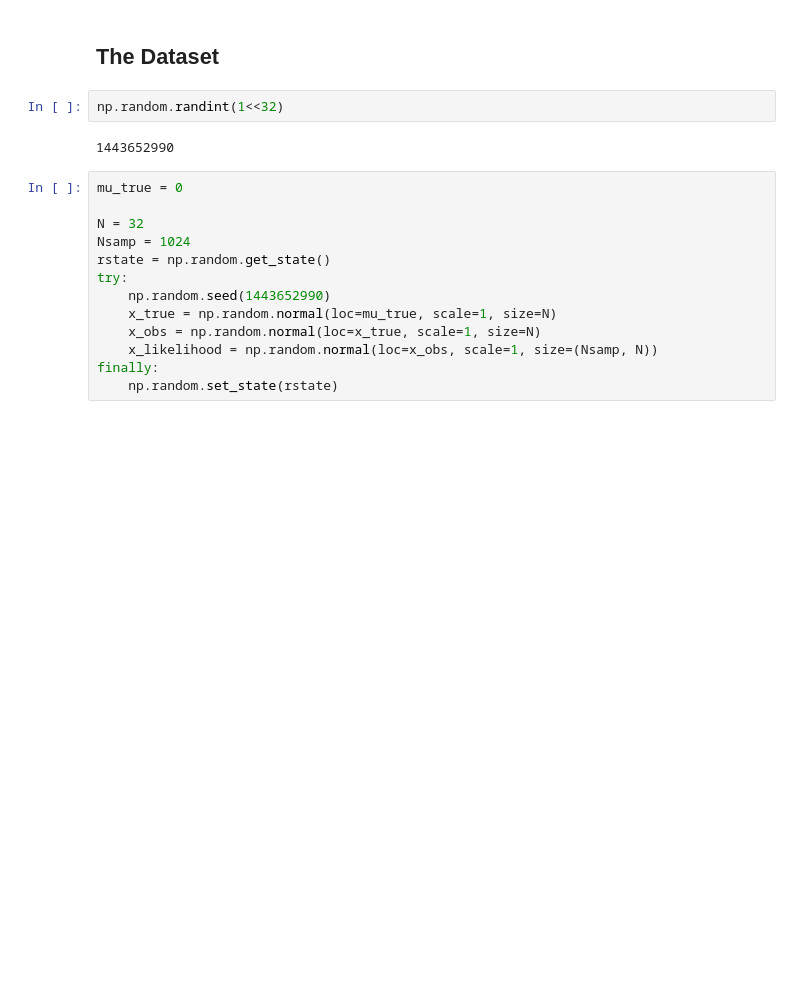
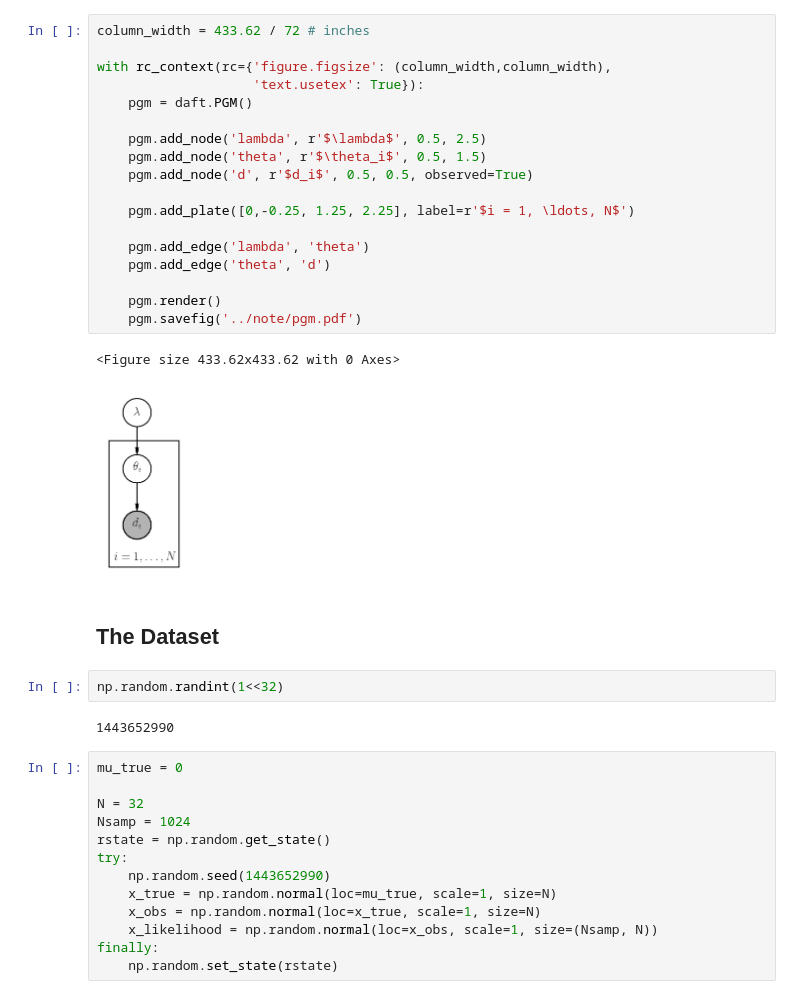
Before and after one commit to farr/Reweighting, a Jupyter notebook: notebooks/ResampleExample.ipynb, the cells around one changed output. Drawn from its saved outputs; the diff is of its cells as text; blank space fills up the shorter version.

```diff
--- a/notebooks/ResampleExample.ipynb
+++ b/notebooks/ResampleExample.ipynb
@@ -50,3 +54,24 @@ $$
+# %%
+column_width = 433.62 / 72 # inches
+
+with rc_context(rc={'figure.figsize': (column_width,column_width),
+                    'text.usetex': True}):
+    pgm = daft.PGM()
+
+    pgm.add_node('lambda', r'$\lambda$', 0.5, 2.5)
+    pgm.add_node('theta', r'$\theta_i$', 0.5, 1.5)
+    pgm.add_node('d', r'$d_i$', 0.5, 0.5, observed=True)
+
+    pgm.add_plate([0,-0.25, 1.25, 2.25], label=r'$i = 1, \ldots, N$')
+
+    pgm.add_edge('lambda', 'theta')
+    pgm.add_edge('theta', 'd')
+
+    pgm.render()
+    pgm.savefig('../note/pgm.pdf')
+# %% [output]
+<Figure size 433.62x433.62 with 0 Axes>
+[figure, added]
 # %% [markdown]
 ## The Dataset
 # %%
```
Also changed, not shown: parts of 2 cells of this notebook, 3 other files.
